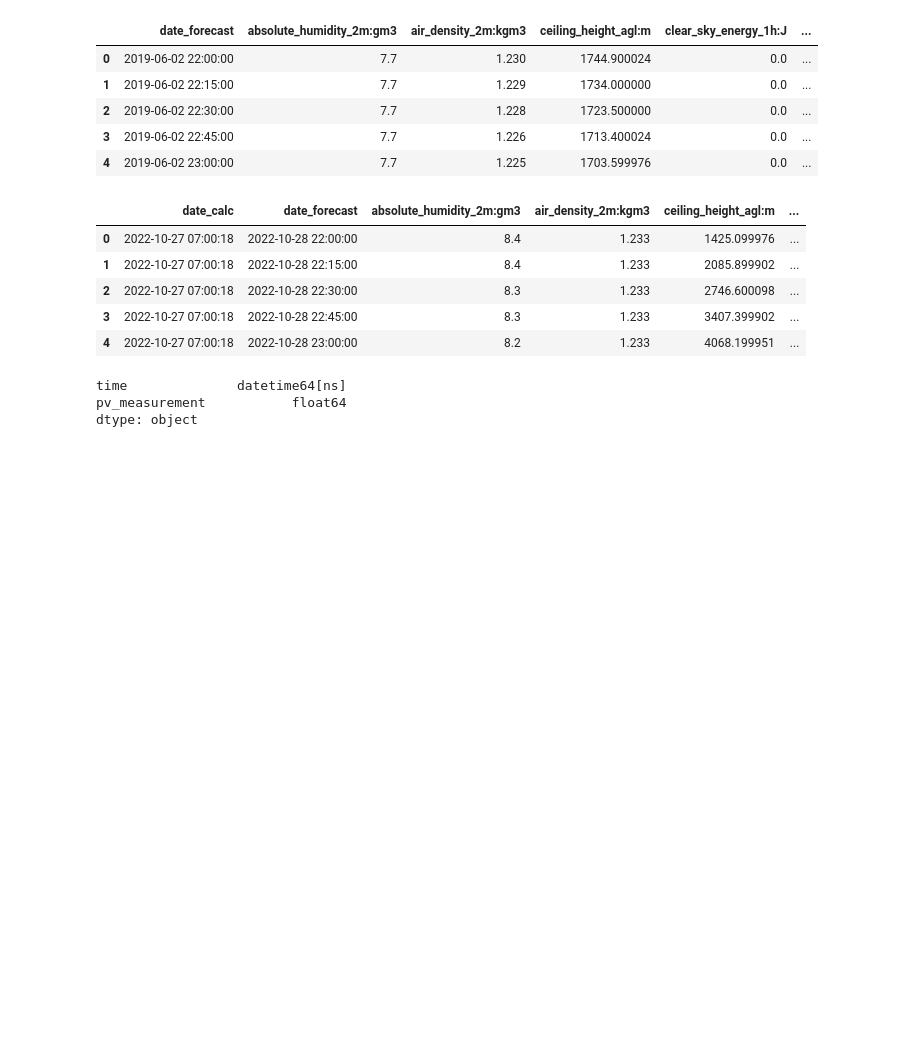
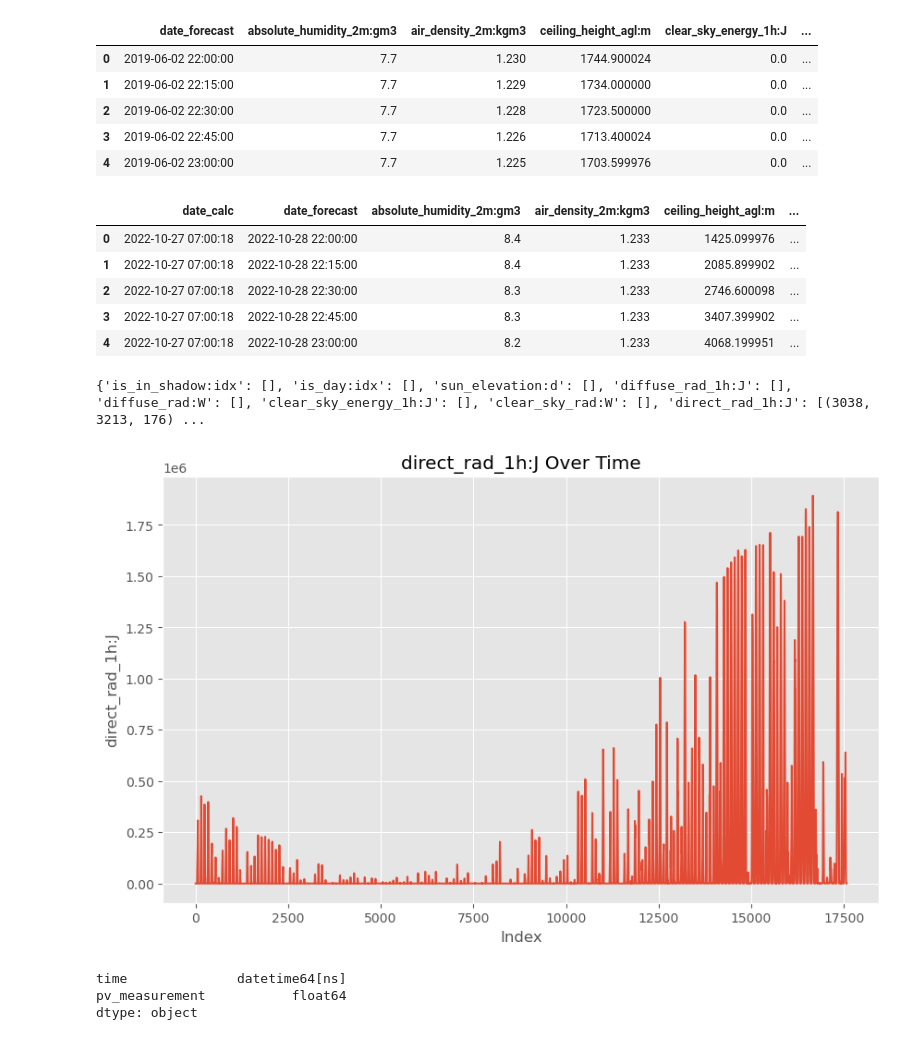
Before and after one commit to TDT4173-MPC/TDT4173-MPC, a Jupyter notebook: Petter/A/exploratory_A.ipynb, the cells around one changed output. Drawn from its saved outputs; the diff is of its cells as text; code cells hidden in the pictures; blank space fills up the shorter version.

Commit message:
some more data analysis

```diff
--- a/Petter/A/exploratory_A.ipynb
+++ b/Petter/A/exploratory_A.ipynb
@@ -43,6 +43,53 @@ X_train_estimated.head()
 | 2 | 2022-10-27 07:00:18 | 2022-10-28 22:30:00 | 8.3 | 1.233 | 2746.600098 | ... |
 | 3 | 2022-10-27 07:00:18 | 2022-10-28 22:45:00 | 8.3 | 1.233 | 3407.399902 | ... |
 | 4 | 2022-10-27 07:00:18 | 2022-10-28 23:00:00 | 8.2 | 1.233 | 4068.199951 | ... |
+# %%
+gaps_dict = {}
+
+# Loop through each feature in the DataFrame
+for feature in X_train_estimated.columns:
+    current_gap = 0
+    start_index = None
+    gaps = []
+
+    # Loop through each value in the feature
+    for index, value in enumerate(X_train_estimated[feature]):
+        # Check if the value is zero or NaN
+        if value == 0 or np.isnan(value):
+            current_gap += 1
+            if start_index is None:
+                start_index = index
+        else:
+            if current_gap > 100:
+                gaps.append((start_index, index - 1, current_gap))
+            current_gap = 0
+            start_index = None
+
+    # Check for the last gap in case the feature ends with a gap
+    if current_gap > 100:
+        gaps.append((start_index, index, current_gap))
+
+    gaps_dict[feature] = gaps
+
+# Print the gaps for each feature
+print(gaps_dict)
+# %% [output]
+{'is_in_shadow:idx': [], 'is_day:idx': [], 'sun_elevation:d': [], 'diffuse_rad_1h:J': [], 'diffuse_rad:W': [], 'clear_sky_energy_1h:J': [], 'clear_sky_rad:W': [], 'direct_rad_1h:J': [(3038, 3213, 176) ...
+# %%
+direct_rad_1h = X_train_estimated['direct_rad_1h:J']
+
+# Create the plot
+plt.figure(figsize=(10, 6))
+plt.plot(direct_rad_1h)
+plt.title('direct_rad_1h:J Over Time')
+plt.xlabel('Index')
+plt.ylabel('direct_rad_1h:J')
+plt.grid(True)
+
+# Show the plot
+plt.show()
+# %% [output]
+[figure, added]
 # %%
 train_targets.dtypes
 # %% [output]
```
Also changed, not shown: 6 other files.
